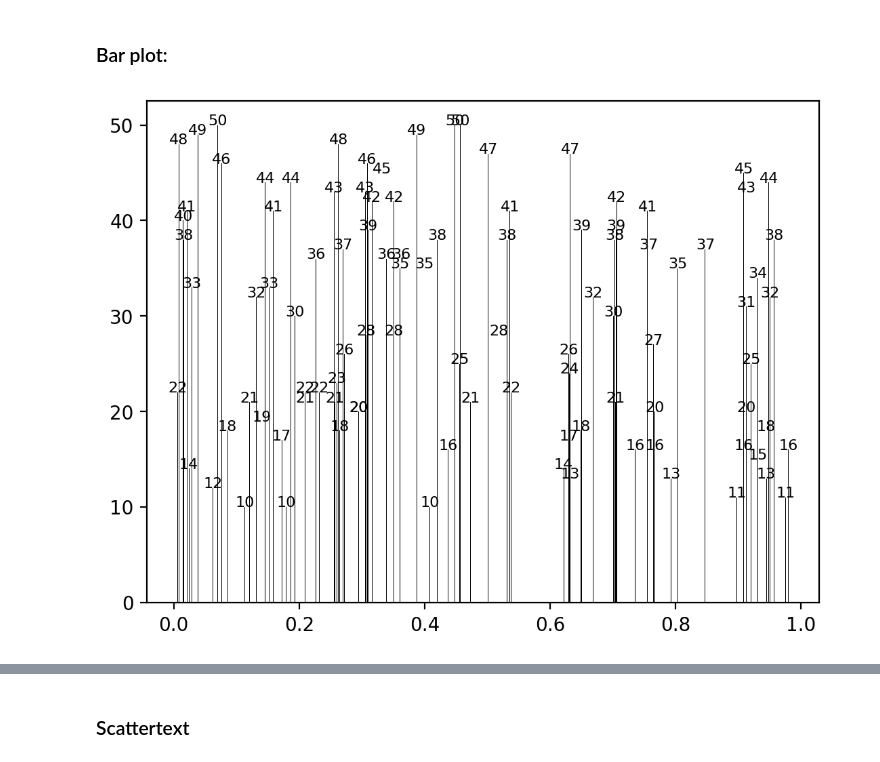
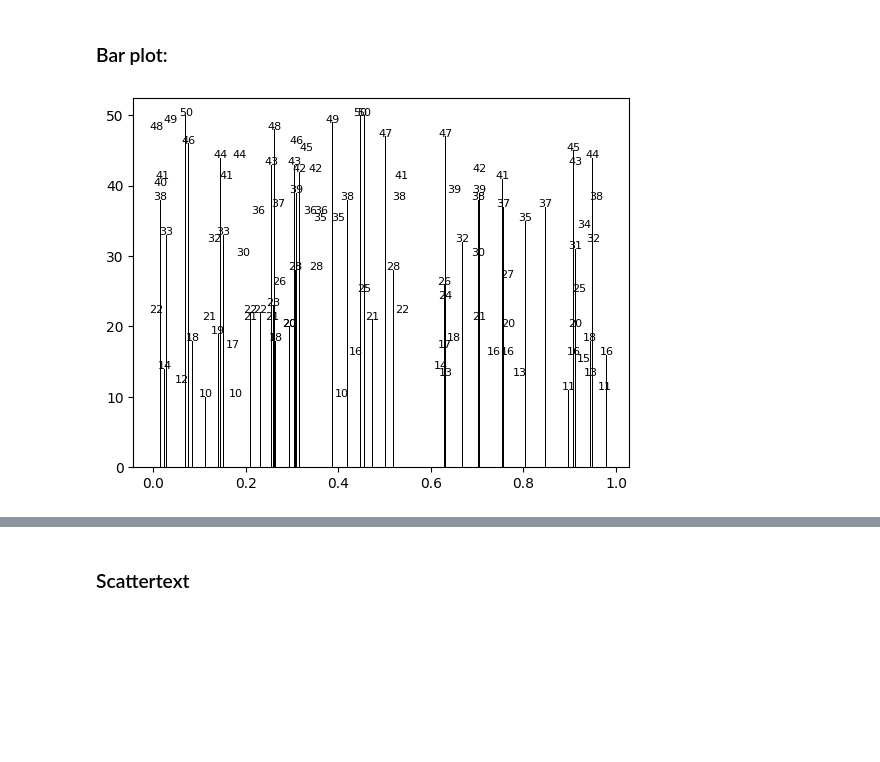
Before and after one commit to ckjellson/textalloc, a Jupyter notebook: demo.ipynb, the cells around one changed output, grey strips where cells are left out. Drawn from its saved outputs; the diff is of its cells as text; code cells hidden in the pictures; blank space fills up the shorter version.

```diff
--- a/demo.ipynb
+++ b/demo.ipynb
@@ -71,15 +71,15 @@ plt.show()
 # %%
 np.random.seed(2017)
 x_data = np.random.random_sample(100)
 y_data = np.random.random_integers(10,50,(100))
 
-f, ax = plt.subplots(dpi=200)
+f, ax = plt.subplots(dpi=100)
 bars = ax.bar(x_data, y_data, width=0.001, facecolor='k')
 for x, y in zip(x_data, y_data):
     plt.text(x, y, y, horizontalalignment='center', size=8, color='k')
 plt.show()
 # %% [output]
-[figure, old version]
+[figure, new version]
 # %%
 np.random.seed(2017)
 x_data = np.random.random_sample(100)
```
Also changed, not shown: parts of 7 cells of this notebook, 8 other files.
